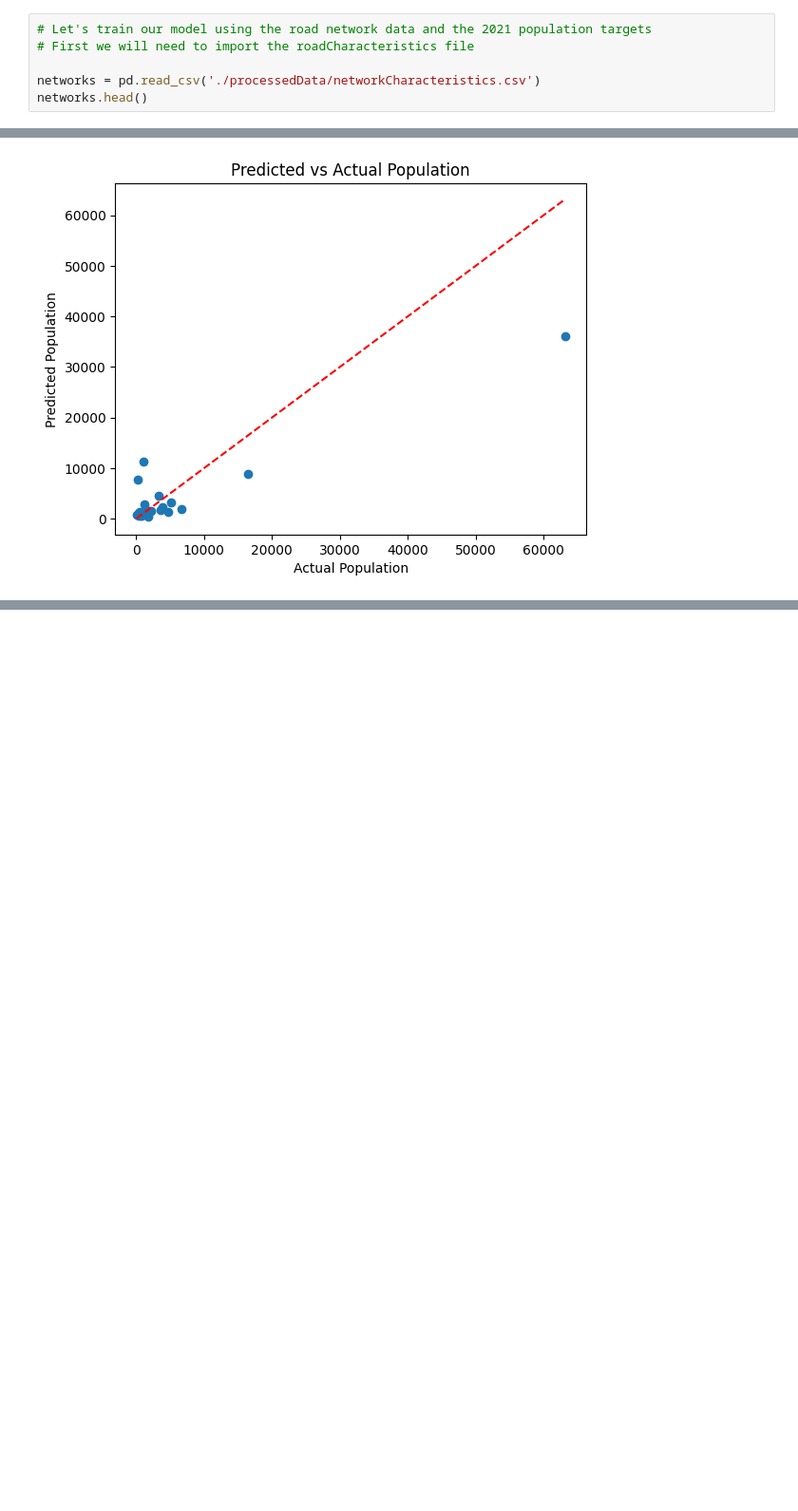
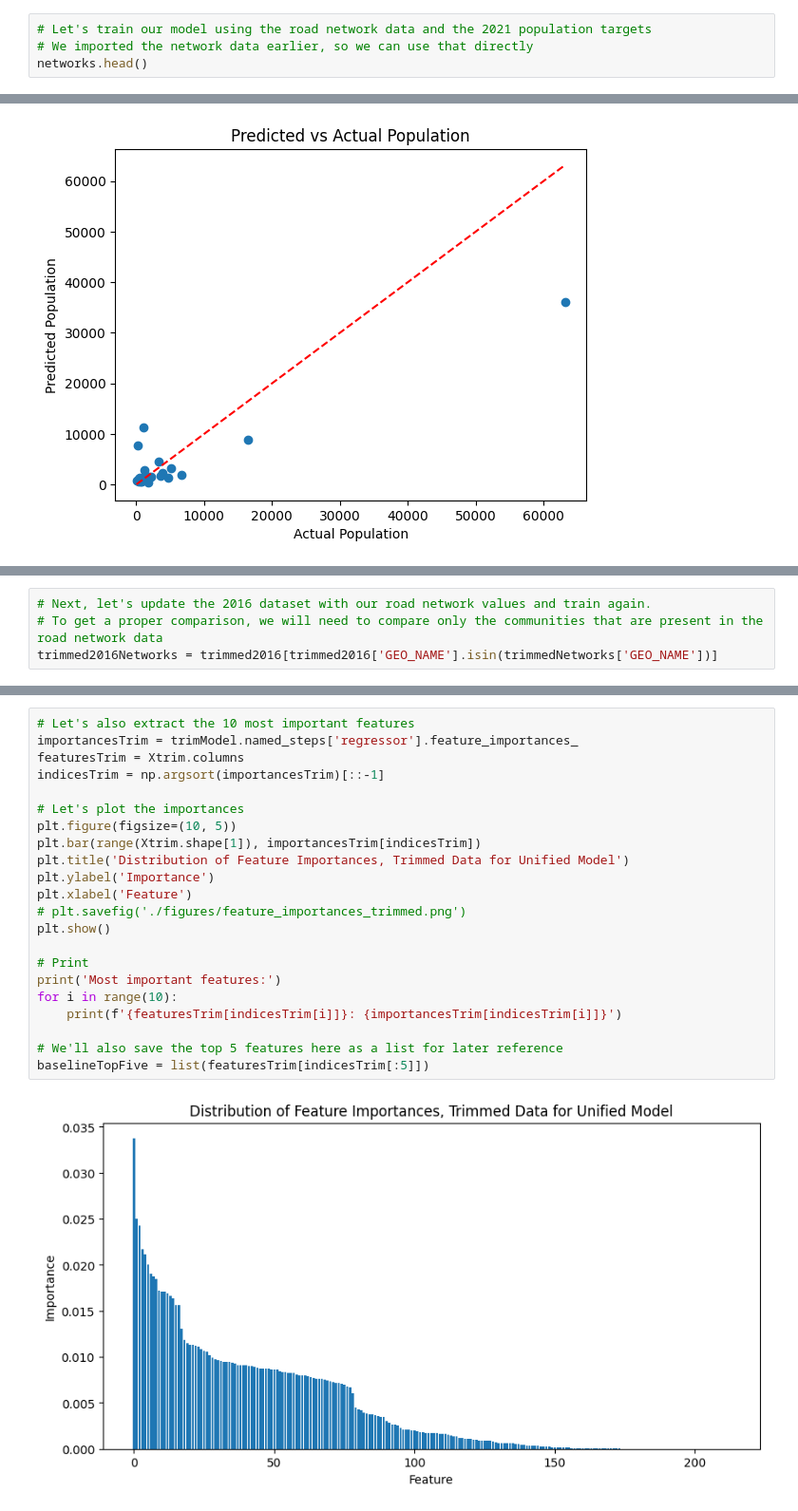
Before and after one commit to danesheppard/CommunityGrowthPrediction, a Jupyter notebook: growthPredictionNB.ipynb, the cells around one changed output, grey strips where cells are left out. Shown at 95% size. Drawn from its saved outputs; the diff is of its cells as text; blank space fills up the shorter version.

```diff
--- a/growthPredictionNB.ipynb
+++ b/growthPredictionNB.ipynb
@@ -239,8 +225,6 @@ plt.hist(trimmed2016['Population Change'], bins=20)
 # %%
 # Let's train our model using the road network data and the 2021 population targets
-# First we will need to import the roadCharacteristics file
-
-networks = pd.read_csv('./processedData/networkCharacteristics.csv')
+# We imported the network data earlier, so we can use that directly
 networks.head()
 # %% [output]
 |  | Unnamed: 0 | Node Connectivity | Betweenness Centrality | Average Node Degree | Top 10% BC |
@@ -338,0 +321,4 @@ Validation RMSE as a percentage of the mean: 2.61%
+# %%
+# Next, let's update the 2016 dataset with our road network values and train again.
+# To get a proper comparison, we will need to compare only the communities that are present in the road network data
+trimmed2016Networks = trimmed2016[trimmed2016['GEO_NAME'].isin(trimmedNetworks['GEO_NAME'])]
@@ -338,0 +354,24 @@ Validation RMSE as a percentage of the mean: 2.61%
+# %%
+# Let's also extract the 10 most important features
+importancesTrim = trimModel.named_steps['regressor'].feature_importances_
+featuresTrim = Xtrim.columns
+indicesTrim = np.argsort(importancesTrim)[::-1]
+
+# Let's plot the importances
+plt.figure(figsize=(10, 5))
+plt.bar(range(Xtrim.shape[1]), importancesTrim[indicesTrim])
+plt.title('Distribution of Feature Importances, Trimmed Data for Unified Model')
+plt.ylabel('Importance')
+plt.xlabel('Feature')
+# plt.savefig('./figures/feature_importances_trimmed.png')
+plt.show()
+
+# Print
+print('Most important features:')
+for i in range(10):
+    print(f'{featuresTrim[indicesTrim[i]]}: {importancesTrim[indicesTrim[i]]}')
+
+# We'll also save the top 5 features here as a list for later reference
+baselineTopFive = list(featuresTrim[indicesTrim[:5]])
+# %% [output]
+[figure, added]
```
Also changed, not shown: parts of 29 cells of this notebook, 7 other files.
